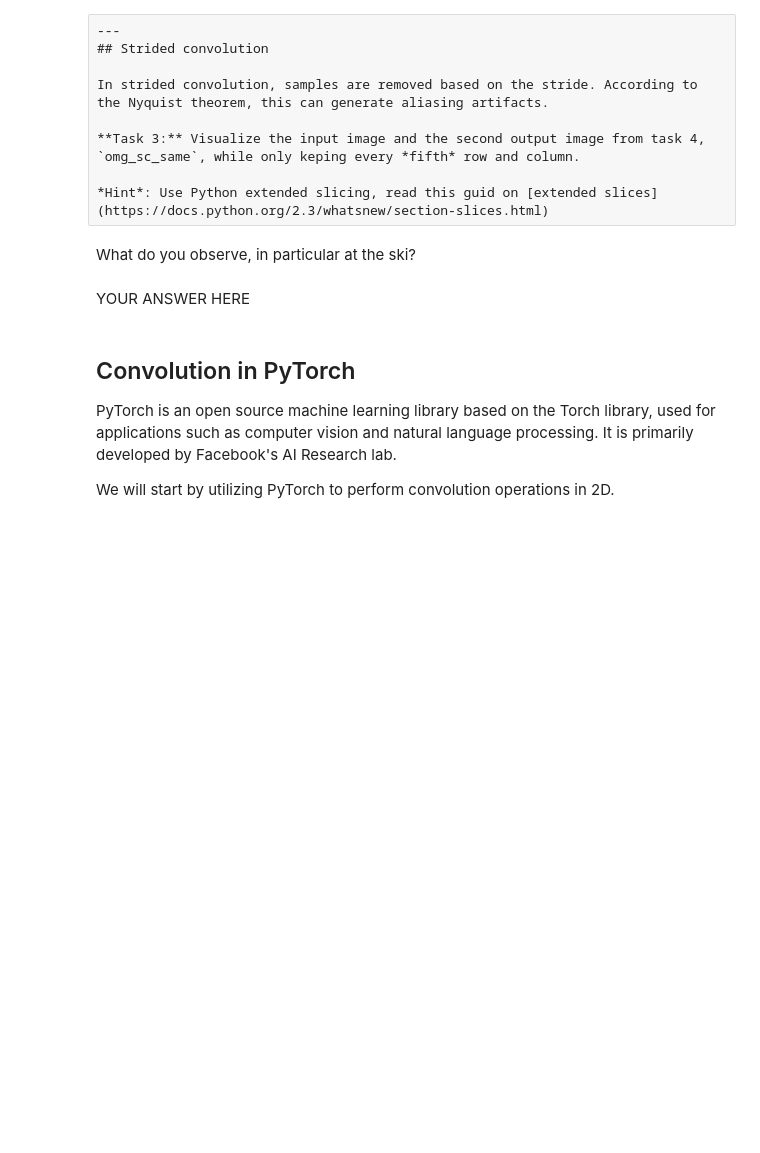
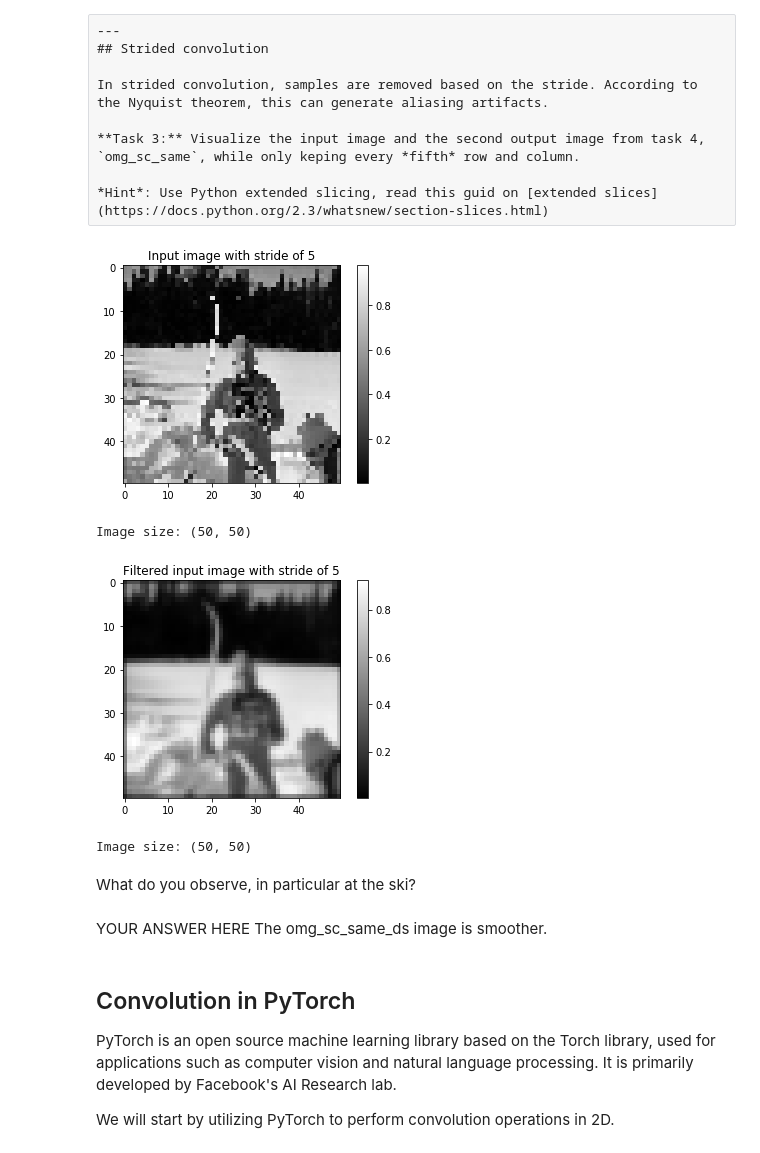
Before and after one commit to FilipBerglund/TBMI26, a Jupyter notebook: lab3/lab3.ipynb, the cells around one changed output. Drawn from its saved outputs; the diff is of its cells as text; code cells hidden in the pictures; blank space fills up the shorter version.

```diff
--- a/lab3/lab3.ipynb
+++ b/lab3/lab3.ipynb
@@ -80,14 +87,20 @@ In strided convolution, samples are removed based on the stride. According to th
 *Hint*: Use Python extended slicing, read this guid on [extended slices](https://docs.python.org/2.3/whatsnew/section-slices.html)
 # %%
 # YOUR CODE HERE
-raise NotImplementedError()
-
+img_gray_ds = img_gray[::5,::5]
+omg_sc_same_ds = omg_sc_same[::5,::5]
 visualize(img_gray_ds, 'Input image with stride of 5')
 visualize(omg_sc_same_ds, 'Filtered input image with stride of 5')
+# %% [output]
+[figure, added]
+Image size: (50, 50)
+[figure, added]
+Image size: (50, 50)
 # %% [markdown]
 What do you observe, in particular at the ski?
 # %% [markdown]
 YOUR ANSWER HERE
+The omg_sc_same_ds image is smoother.
 # %% [markdown]
 ## Convolution in PyTorch
 PyTorch is an open source machine learning library based on the Torch library, used for applications such as computer vision and natural language processing. It is primarily developed by Facebook's AI Research lab.
```
Also changed, not shown: parts of 11 cells of this notebook.
